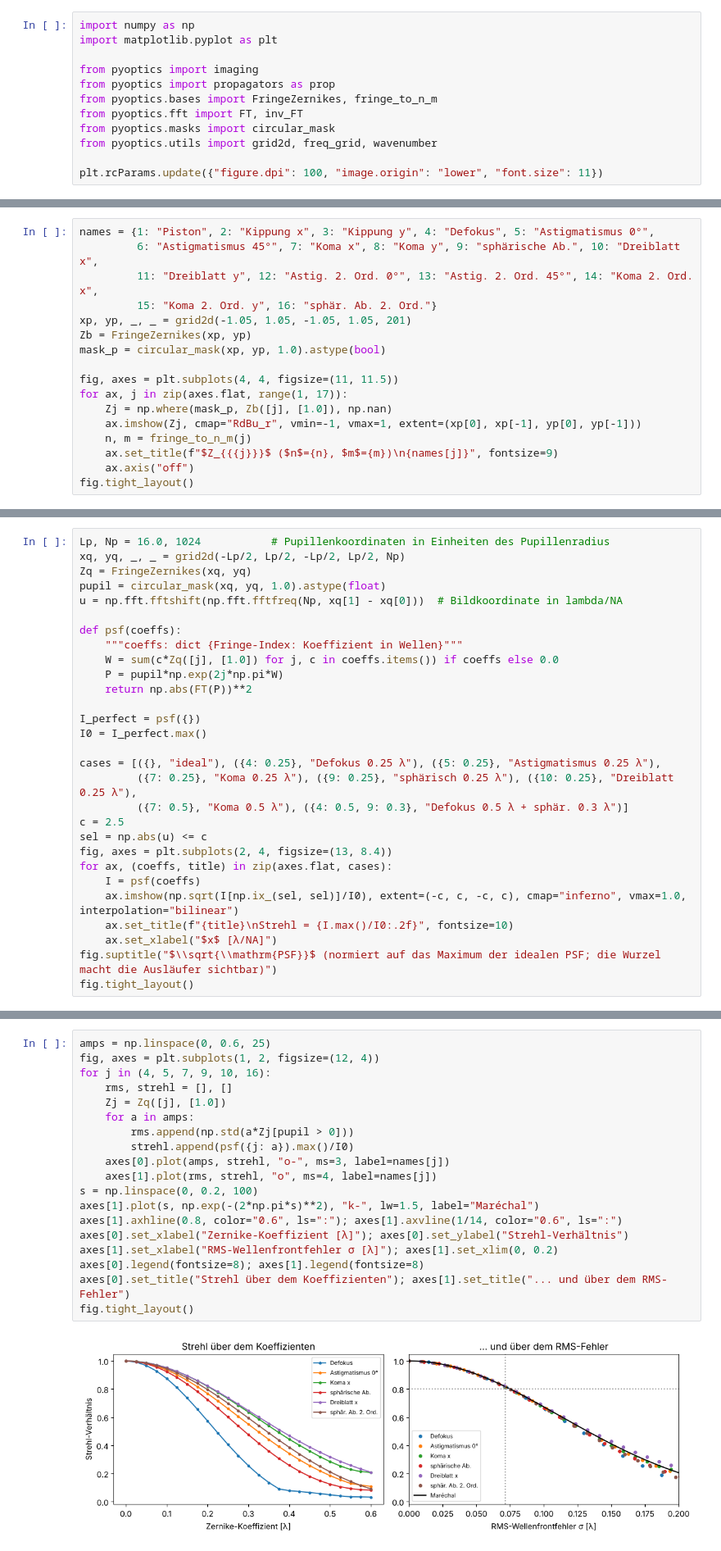
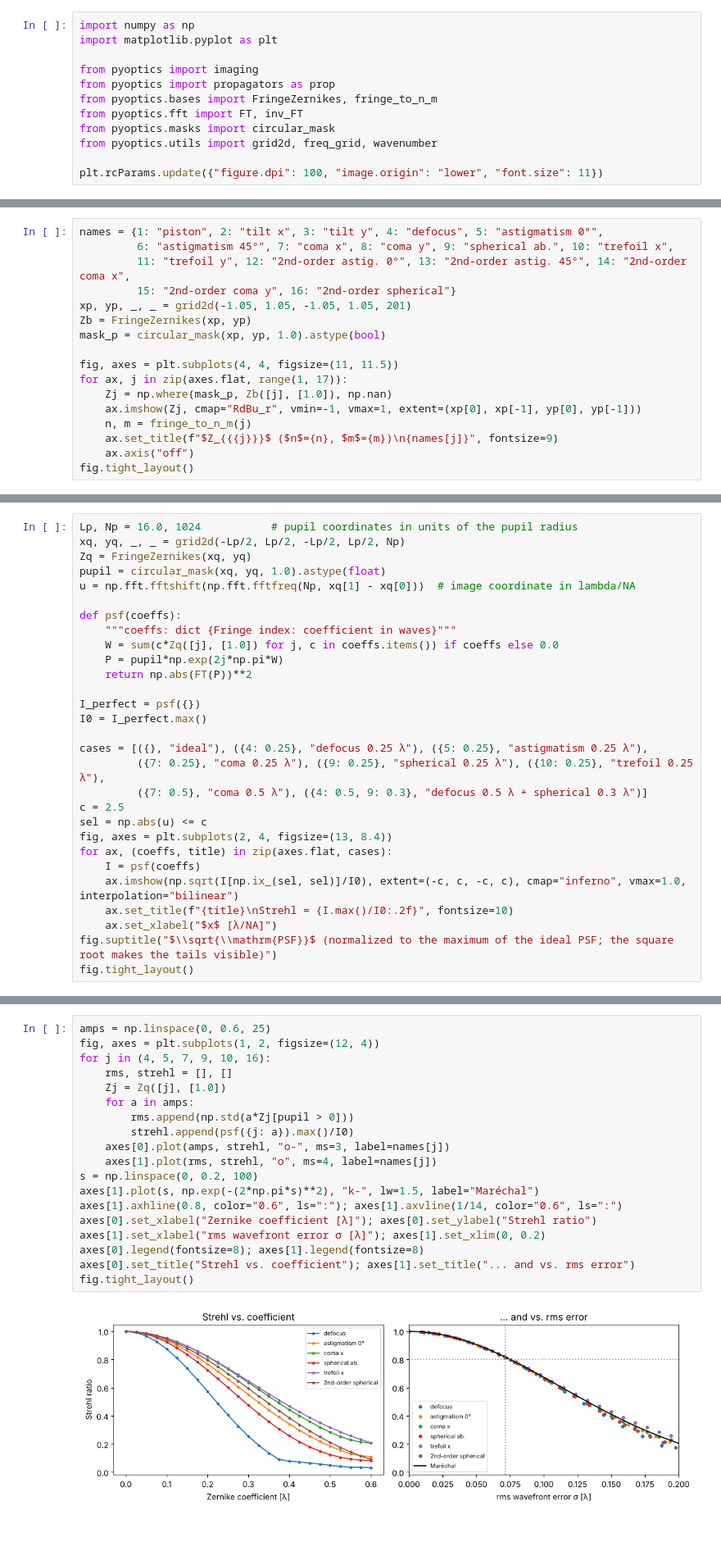
Before and after one commit to aeberspaecher/pyoptics, a Jupyter notebook: notebooks/05_imaging_zernikes.ipynb, the cells around one changed output, grey strips where cells are left out. Shown at 82% size. Drawn from its saved outputs; the diff is of its cells as text.

```diff
--- a/notebooks/05_imaging_zernikes.ipynb
+++ b/notebooks/05_imaging_zernikes.ipynb
@@ -29,8 +30,8 @@ $|Z_j(\rho = 1)| = 1$.
 # %%
-names = {1: "Piston", 2: "Kippung x", 3: "Kippung y", 4: "Defokus", 5: "Astigmatismus 0°",
-         6: "Astigmatismus 45°", 7: "Koma x", 8: "Koma y", 9: "sphärische Ab.", 10: "Dreiblatt x",
-         11: "Dreiblatt y", 12: "Astig. 2. Ord. 0°", 13: "Astig. 2. Ord. 45°", 14: "Koma 2. Ord. x",
-         15: "Koma 2. Ord. y", 16: "sphär. Ab. 2. Ord."}
+names = {1: "piston", 2: "tilt x", 3: "tilt y", 4: "defocus", 5: "astigmatism 0°",
+         6: "astigmatism 45°", 7: "coma x", 8: "coma y", 9: "spherical ab.", 10: "trefoil x",
+         11: "trefoil y", 12: "2nd-order astig. 0°", 13: "2nd-order astig. 45°", 14: "2nd-order coma x",
+         15: "2nd-order coma y", 16: "2nd-order spherical"}
 xp, yp, _, _ = grid2d(-1.05, 1.05, -1.05, 1.05, 201)
 Zb = FringeZernikes(xp, yp)
 mask_p = circular_mask(xp, yp, 1.0).astype(bool)
@@ -56,12 +57,12 @@ Einheiten von $\lambda/\mathrm{NA}$ angegeben.
 # %%
-Lp, Np = 16.0, 1024           # Pupillenkoordinaten in Einheiten des Pupillenradius
+Lp, Np = 16.0, 1024           # pupil coordinates in units of the pupil radius
 xq, yq, _, _ = grid2d(-Lp/2, Lp/2, -Lp/2, Lp/2, Np)
 Zq = FringeZernikes(xq, yq)
 pupil = circular_mask(xq, yq, 1.0).astype(float)
-u = np.fft.fftshift(np.fft.fftfreq(Np, xq[1] - xq[0]))  # Bildkoordinate in lambda/NA
+u = np.fft.fftshift(np.fft.fftfreq(Np, xq[1] - xq[0]))  # image coordinate in lambda/NA
 
 def psf(coeffs):
-    """coeffs: dict {Fringe-Index: Koeffizient in Wellen}"""
+    """coeffs: dict {Fringe index: coefficient in waves}"""
     W = sum(c*Zq([j], [1.0]) for j, c in coeffs.items()) if coeffs else 0.0
     P = pupil*np.exp(2j*np.pi*W)
     return np.abs(FT(P))**2
@@ -69,9 +70,9 @@ def psf(coeffs):
 I_perfect = psf({})
 I0 = I_perfect.max()
 
-cases = [({}, "ideal"), ({4: 0.25}, "Defokus 0.25 λ"), ({5: 0.25}, "Astigmatismus 0.25 λ"),
-         ({7: 0.25}, "Koma 0.25 λ"), ({9: 0.25}, "sphärisch 0.25 λ"), ({10: 0.25}, "Dreiblatt 0.25 λ"),
-         ({7: 0.5}, "Koma 0.5 λ"), ({4: 0.5, 9: 0.3}, "Defokus 0.5 λ + sphär. 0.3 λ")]
+cases = [({}, "ideal"), ({4: 0.25}, "defocus 0.25 λ"), ({5: 0.25}, "astigmatism 0.25 λ"),
+         ({7: 0.25}, "coma 0.25 λ"), ({9: 0.25}, "spherical 0.25 λ"), ({10: 0.25}, "trefoil 0.25 λ"),
+         ({7: 0.5}, "coma 0.5 λ"), ({4: 0.5, 9: 0.3}, "defocus 0.5 λ + spherical 0.3 λ")]
 c = 2.5
 sel = np.abs(u) <= c
 fig, axes = plt.subplots(2, 4, figsize=(13, 8.4))
@@ -80,6 +81,6 @@ for ax, (coeffs, title) in zip(axes.flat, cases):
     ax.imshow(np.sqrt(I[np.ix_(sel, sel)]/I0), extent=(-c, c, -c, c), cmap="inferno", vmax=1.0, interpolation="bilinear")
     ax.set_title(f"{title}\nStrehl = {I.max()/I0:.2f}", fontsize=10)
     ax.set_xlabel("$x$ [λ/NA]")
-fig.suptitle("$\\sqrt{\\mathrm{PSF}}$ (normiert auf das Maximum der idealen PSF; die Wurzel macht die Ausläufer sichtbar)")
+fig.suptitle("$\\sqrt{\\mathrm{PSF}}$ (normalized to the maximum of the ideal PSF; the square root makes the tails visible)")
 fig.tight_layout()
 # %% [output]
@@ -100,21 +100,21 @@ der Wert im Ursprung.
 # %%
 amps = np.linspace(0, 0.6, 25)
 fig, axes = plt.subplots(1, 2, figsize=(12, 4))
 for j in (4, 5, 7, 9, 10, 16):
     rms, strehl = [], []
     Zj = Zq([j], [1.0])
     for a in amps:
         rms.append(np.std(a*Zj[pupil > 0]))
         strehl.append(psf({j: a}).max()/I0)
     axes[0].plot(amps, strehl, "o-", ms=3, label=names[j])
     axes[1].plot(rms, strehl, "o", ms=4, label=names[j])
 s = np.linspace(0, 0.2, 100)
 axes[1].plot(s, np.exp(-(2*np.pi*s)**2), "k-", lw=1.5, label="Maréchal")
 axes[1].axhline(0.8, color="0.6", ls=":"); axes[1].axvline(1/14, color="0.6", ls=":")
-axes[0].set_xlabel("Zernike-Koeffizient [λ]"); axes[0].set_ylabel("Strehl-Verhältnis")
-axes[1].set_xlabel("RMS-Wellenfrontfehler σ [λ]"); axes[1].set_xlim(0, 0.2)
+axes[0].set_xlabel("Zernike coefficient [λ]"); axes[0].set_ylabel("Strehl ratio")
+axes[1].set_xlabel("rms wavefront error σ [λ]"); axes[1].set_xlim(0, 0.2)
 axes[0].legend(fontsize=8); axes[1].legend(fontsize=8)
-axes[0].set_title("Strehl über dem Koeffizienten"); axes[1].set_title("... und über dem RMS-Fehler")
+axes[0].set_title("Strehl vs. coefficient"); axes[1].set_title("... and vs. rms error")
 fig.tight_layout()
 # %% [output]
-[figure, old version]
+[figure, new version]
```
Also changed, not shown: parts of 23 cells of this notebook, 10 other files.
